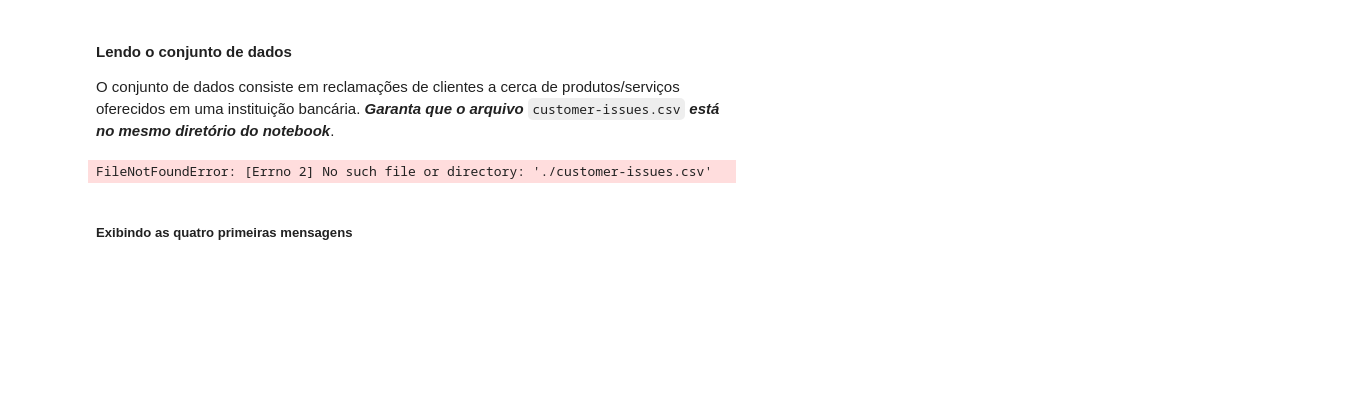
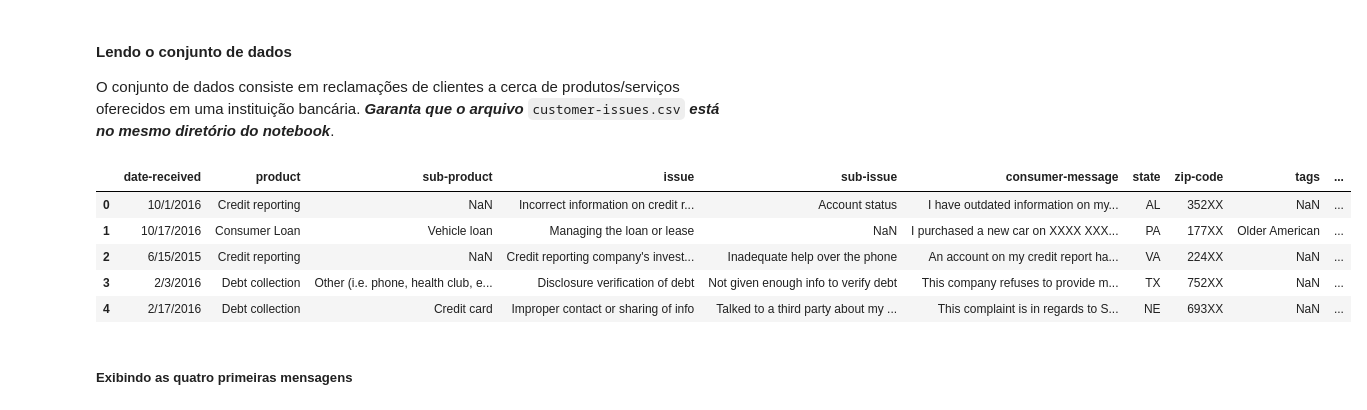
Before and after one commit to danielemontenegro/cursoAprendizadoSuperII, a Jupyter notebook: Trabalho_3/assignment-3.ipynb/assignment-3.ipynb, the cells around one changed output. Cells and saved outputs as stored; diff of their text form; code cells hidden in the pictures; blank space fills up the shorter version.

Commit message:
modificando o trabalho 2

```diff
--- a/Trabalho_3/assignment-3.ipynb/assignment-3.ipynb
+++ b/Trabalho_3/assignment-3.ipynb/assignment-3.ipynb
@@ -40,10 +40,15 @@ plt.rcParams['figure.figsize'] = (12, 6)
 
 O conjunto de dados consiste em reclamações de clientes a cerca de produtos/serviços oferecidos em uma instituição bancária. ***Garanta que o arquivo*** `customer-issues.csv` ***está no mesmo diretório do notebook***.
 # %%
-d = pd.read_csv('./customer-issues.csv')
+d = pd.read_csv('/home/dani/Documentos/curso unicamp/Aprendizado de Máquina Supervisionado II/Trabalho/Trabalho_3/customer-issues.csv')
 display(d.head())
 # %% [output]
-FileNotFoundError: [Errno 2] No such file or directory: './customer-issues.csv'
+|  | date-received | product | sub-product | issue | sub-issue | consumer-message | state | zip-code | tags | ... |
+| 0 | 10/1/2016 | Credit reporting | NaN | Incorrect information on credit r... | Account status | I have outdated information on my... | AL | 352XX | NaN | ... |
+| 1 | 10/17/2016 | Consumer Loan | Vehicle loan | Managing the loan or lease | NaN | I purchased a new car on XXXX XXX... | PA | 177XX | Older American | ... |
+| 2 | 6/15/2015 | Credit reporting | NaN | Credit reporting company's invest... | Inadequate help over the phone | An account on my credit report ha... | VA | 224XX | NaN | ... |
+| 3 | 2/3/2016 | Debt collection | Other (i.e. phone, health club, e... | Disclosure verification of debt | Not given enough info to verify debt | This company refuses to provide m... | TX | 752XX | NaN | ... |
+| 4 | 2/17/2016 | Debt collection | Credit card | Improper contact or sharing of info | Talked to a third party about my ... | This complaint is in regards to S... | NE | 693XX | NaN | ... |
 # %% [markdown]
 ##### Exibindo as quatro primeiras mensagens
 # %%
```
Also changed, not shown: parts of 3 cells of this notebook, 3 other files.
